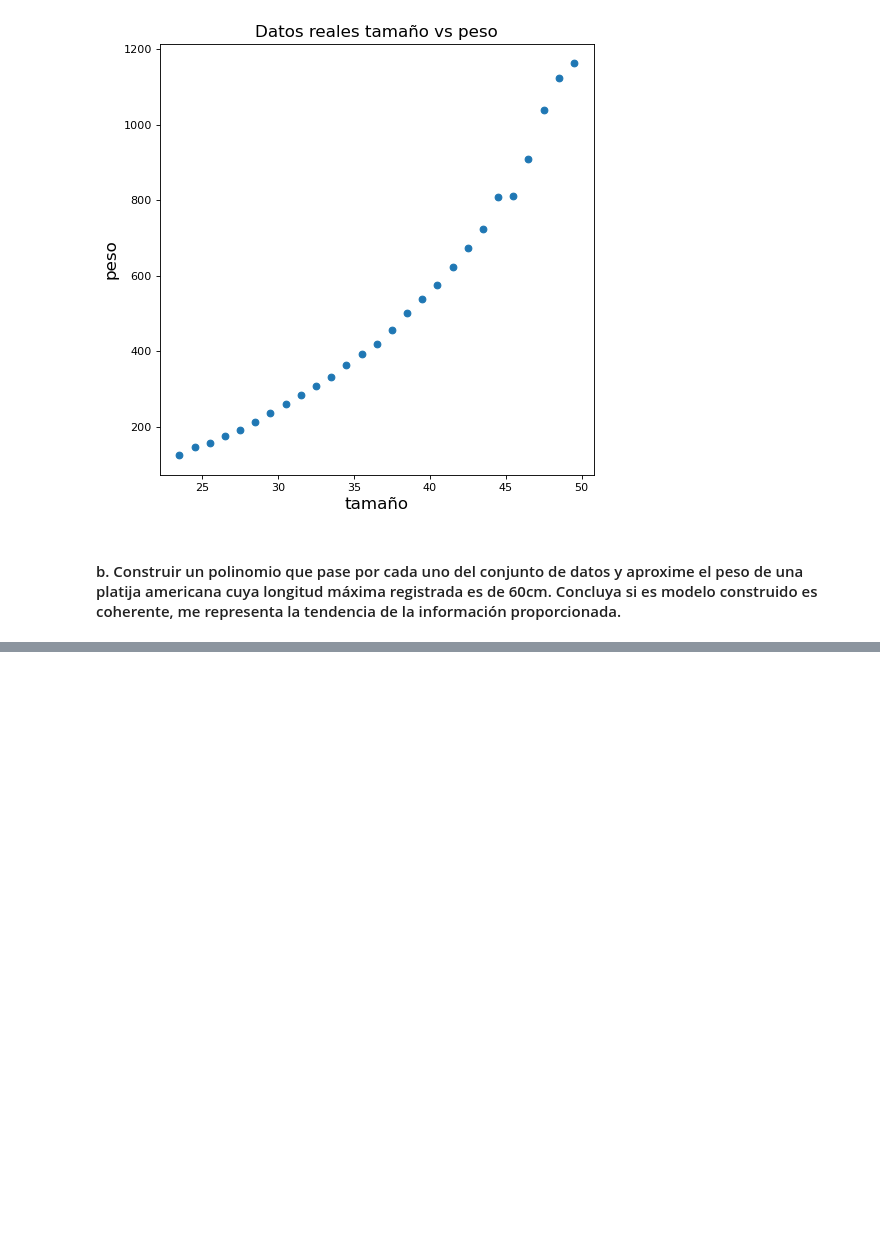
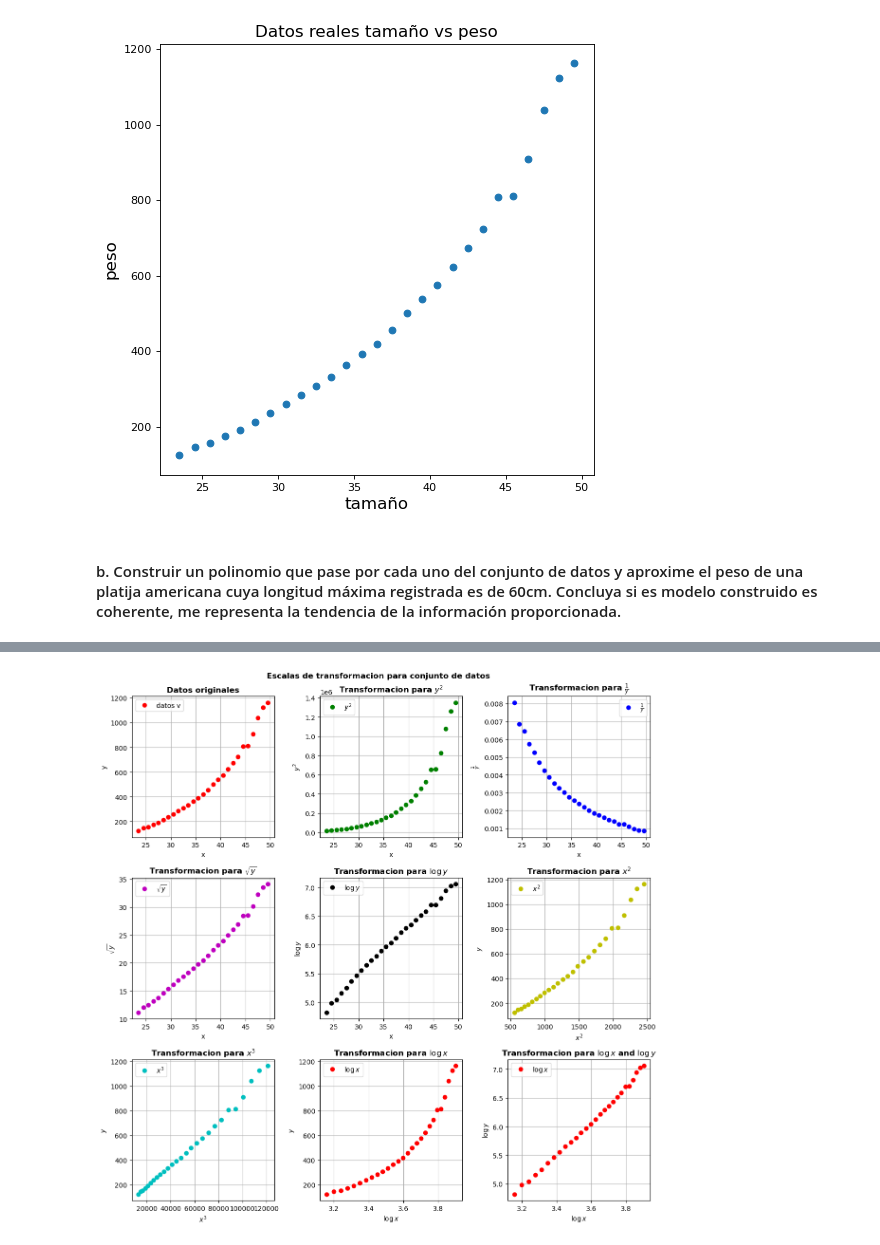
Before and after one commit to KevinMateoG/tarea_analisis_numerico_2, a Jupyter notebook: ejercicio1.ipynb, the cells around one changed output, grey strips where cells are left out. Cells and saved outputs as stored; diff of their text form; code cells hidden in the pictures; blank space fills up the shorter version.

```diff
--- a/ejercicio1.ipynb
+++ b/ejercicio1.ipynb
@@ -61,0 +76,4 @@ plt.grid()
+# %%
+ml.grafiacion(x_logitud,y_peso)
+# %% [output]
+[figure, added]
```
Also changed, not shown: parts of 5 cells of this notebook.
